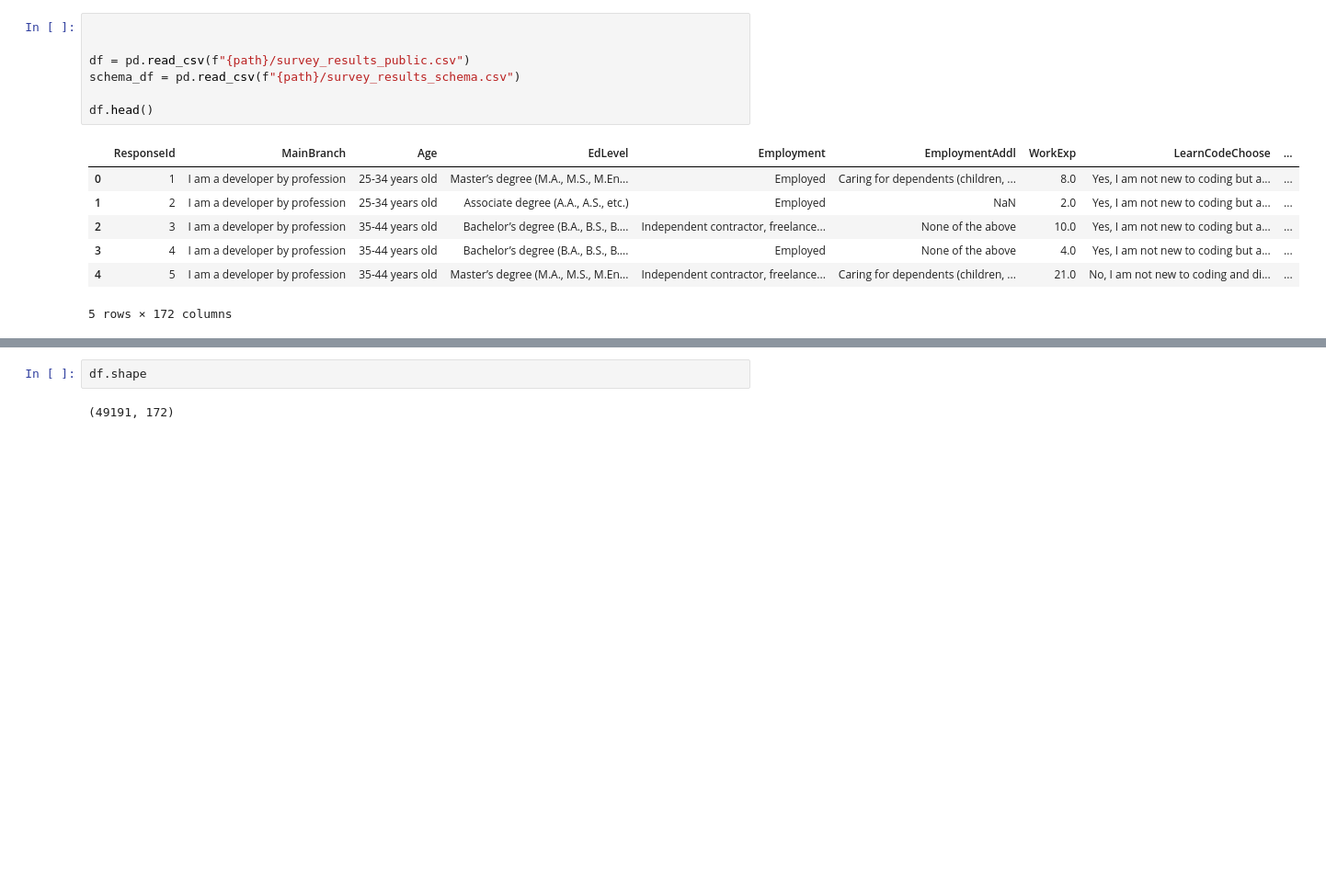
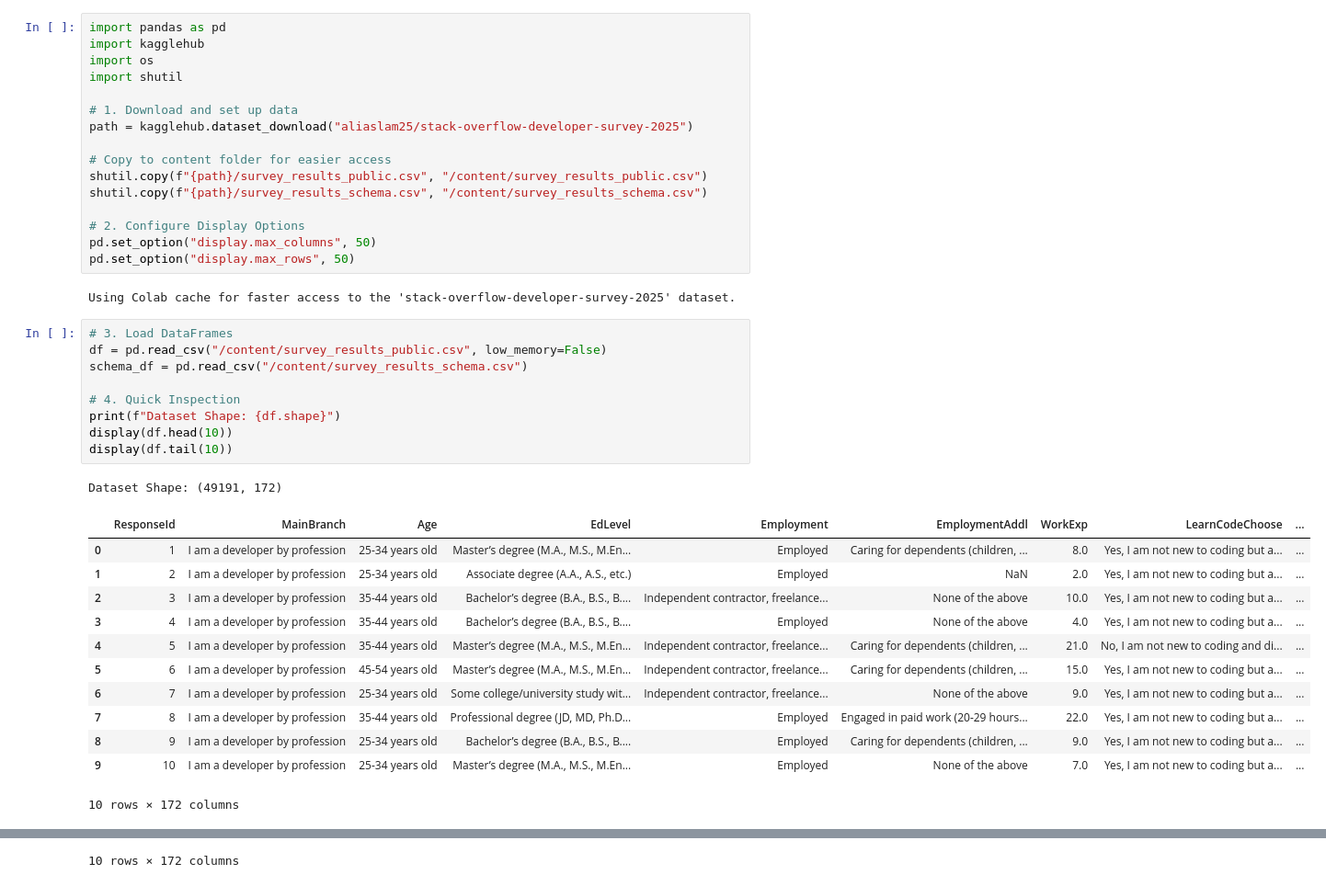
Before and after one commit to Divasdev/BEGINNER-PROJECTS, a Jupyter notebook: Data_Analysis(Pandas).ipynb, the cells around one changed output, grey strips where cells are left out. Shown at 92% size. Drawn from its saved outputs; the diff is of its cells as text; blank space fills up the shorter version.

Commit message:
StackOverflow  Data Analysis 2025

```diff
--- a/Data_Analysis(Pandas).ipynb
+++ b/Data_Analysis(Pandas).ipynb
@@ -22,15 +6,41 @@ print(os.listdir(path))
+# %%
+import pandas as pd
+import kagglehub
+import os
+import shutil
+
+# 1. Download and set up data
+path = kagglehub.dataset_download("aliaslam25/stack-overflow-developer-survey-2025")
+
+# Copy to content folder for easier access
+shutil.copy(f"{path}/survey_results_public.csv", "/content/survey_results_public.csv")
+shutil.copy(f"{path}/survey_results_schema.csv", "/content/survey_results_schema.csv")
+
+# 2. Configure Display Options
+pd.set_option("display.max_columns", 50)
+pd.set_option("display.max_rows", 50)
+# %% [output]
+Using Colab cache for faster access to the 'stack-overflow-developer-survey-2025' dataset.
 # %%
+# 3. Load DataFrames
+df = pd.read_csv("/content/survey_results_public.csv", low_memory=False)
+schema_df = pd.read_csv("/content/survey_results_schema.csv")
 
-
-df = pd.read_csv(f"{path}/survey_results_public.csv")
-schema_df = pd.read_csv(f"{path}/survey_results_schema.csv")
-
-df.head()
+# 4. Quick Inspection
+print(f"Dataset Shape: {df.shape}")
+display(df.head(10))
+display(df.tail(10))
 # %% [output]
+Dataset Shape: (49191, 172)
 |  | ResponseId | MainBranch | Age | EdLevel | Employment | EmploymentAddl | WorkExp | LearnCodeChoose | ... |
 | 0 | 1 | I am a developer by profession | 25-34 years old | Master’s degree (M.A., M.S., M.En... | Employed | Caring for dependents (children, ... | 8.0 | Yes, I am not new to coding but a... | ... |
 | 1 | 2 | I am a developer by profession | 25-34 years old | Associate degree (A.A., A.S., etc.) | Employed | NaN | 2.0 | Yes, I am not new to coding but a... | ... |
 | 2 | 3 | I am a developer by profession | 35-44 years old | Bachelor’s degree (B.A., B.S., B.... | Independent contractor, freelance... | None of the above | 10.0 | Yes, I am not new to coding but a... | ... |
 | 3 | 4 | I am a developer by profession | 35-44 years old | Bachelor’s degree (B.A., B.S., B.... | Employed | None of the above | 4.0 | Yes, I am not new to coding but a... | ... |
 | 4 | 5 | I am a developer by profession | 35-44 years old | Master’s degree (M.A., M.S., M.En... | Independent contractor, freelance... | Caring for dependents (children, ... | 21.0 | No, I am not new to coding and di... | ... |
+| 5 | 6 | I am a developer by profession | 45-54 years old | Master’s degree (M.A., M.S., M.En... | Independent contractor, freelance... | Caring for dependents (children, ... | 15.0 | Yes, I am not new to coding but a... | ... |
+| 6 | 7 | I am a developer by profession | 25-34 years old | Some college/university study wit... | Independent contractor, freelance... | None of the above | 9.0 | Yes, I am not new to coding but a... | ... |
+| 7 | 8 | I am a developer by profession | 35-44 years old | Professional degree (JD, MD, Ph.D... | Employed | Engaged in paid work (20-29 hours... | 22.0 | Yes, I am not new to coding but a... | ... |
+| 8 | 9 | I am a developer by profession | 25-34 years old | Bachelor’s degree (B.A., B.S., B.... | Employed | Caring for dependents (children, ... | 9.0 | Yes, I am not new to coding but a... | ... |
+| 9 | 10 | I am a developer by profession | 25-34 years old | Master’s degree (M.A., M.S., M.En... | Employed | None of the above | 7.0 | Yes, I am not new to coding but a... | ... |
-5 rows × 172 columns
+10 rows × 172 columns
@@ -37,4 +58 @@ df.head()
+10 rows × 172 columns
-# %%
-df.shape
-# %% [output]
-(49191, 172)
```
Also changed, not shown: parts of 6 cells of this notebook.
